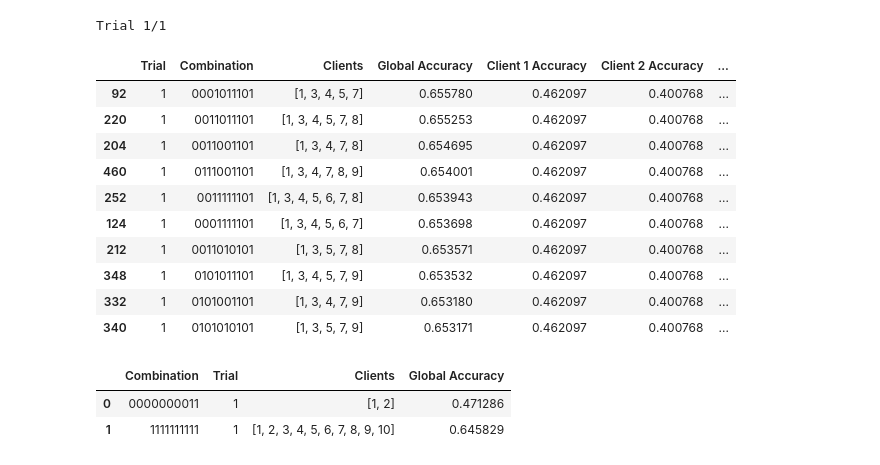
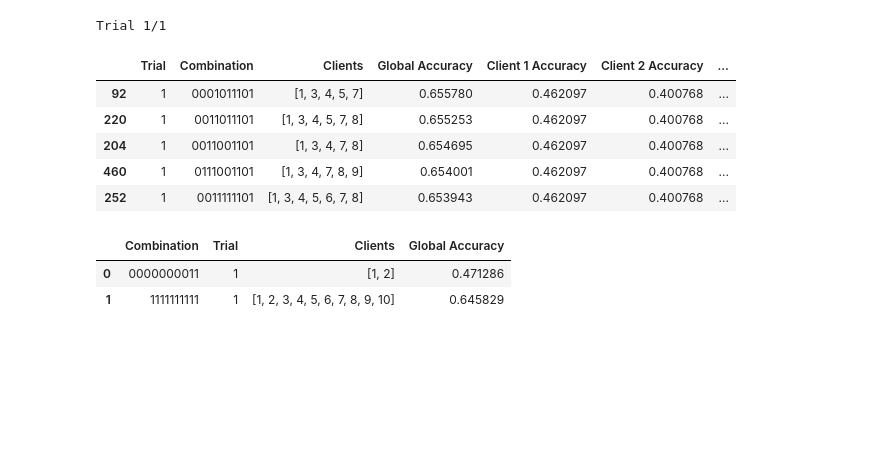
Before and after one commit to abbaszal/Thesis_Projects, a Jupyter notebook: src/fedLR_HuGaDB&Spambase.ipynb, the cells around one changed output. Cells and saved outputs as stored; diff of their text form; code cells hidden in the pictures; blank space fills up the shorter version.

```diff
--- a/src/fedLR_HuGaDB&Spambase.ipynb
+++ b/src/fedLR_HuGaDB&Spambase.ipynb
@@ -23,6 +24,6 @@ from Nash import find_nash_equilibria_v2
 # %%
-train_files_pattern = "metadata/train_{i:02d}.csv" # Adjust the path as needed
-test_files_pattern = "metadata/test_{i:02d}.csv" # Adjust the path as needed
+train_files_pattern = ".../data/metadata/train_{i:02d}.csv" # Adjust the path as needed
+test_files_pattern = ".../data/metadata/test_{i:02d}.csv" # Adjust the path as needed
 # %% [markdown]
 ### Creating Global Train set and Test set
 # %%
@@ -60,7 +61,7 @@ np.random.seed(random_seed)
 
 results_global = []
 
-for trial in tqdm.tqdm(range(n_trials)):
+for trial in tqdm(range(n_trials)):
 
     # Initialize Logistic Regression model
     model = LogisticRegression(random_state=42, max_iter=1000)
@@ -77,7 +78,7 @@ for trial in tqdm.tqdm(range(n_trials)):
 
     disp = ConfusionMatrixDisplay(confusion_matrix=cm, display_labels=label_encoder.classes_)
     disp.plot(cmap=plt.cm.Blues, xticks_rotation='vertical')
-    plt.title(f"Confusion Matrix - Trial {trial + 1}")
+    plt.title(f"Confusion Matrix HuGa ")
     plt.show()
 
     results_global.append(acc_test)
@@ -171,19 +172,14 @@ df_results.to_csv("HuG_results_with_LR.csv", index=False)
 # %% [output]
 Trial 1/1
 # %%
-df_results.sort_values(by=['Global Accuracy'], ascending=False).head(10)
+df_results.sort_values(by=['Global Accuracy'], ascending=False).head(5)
 # %% [output]
 |  | Trial | Combination | Clients | Global Accuracy | Client 1 Accuracy | Client 2 Accuracy | ... |
 | 92 | 1 | 0001011101 | [1, 3, 4, 5, 7] | 0.655780 | 0.462097 | 0.400768 | ... |
 | 220 | 1 | 0011011101 | [1, 3, 4, 5, 7, 8] | 0.655253 | 0.462097 | 0.400768 | ... |
 | 204 | 1 | 0011001101 | [1, 3, 4, 7, 8] | 0.654695 | 0.462097 | 0.400768 | ... |
 | 460 | 1 | 0111001101 | [1, 3, 4, 7, 8, 9] | 0.654001 | 0.462097 | 0.400768 | ... |
 | 252 | 1 | 0011111101 | [1, 3, 4, 5, 6, 7, 8] | 0.653943 | 0.462097 | 0.400768 | ... |
-| 124 | 1 | 0001111101 | [1, 3, 4, 5, 6, 7] | 0.653698 | 0.462097 | 0.400768 | ... |
-| 212 | 1 | 0011010101 | [1, 3, 5, 7, 8] | 0.653571 | 0.462097 | 0.400768 | ... |
-| 348 | 1 | 0101011101 | [1, 3, 4, 5, 7, 9] | 0.653532 | 0.462097 | 0.400768 | ... |
-| 332 | 1 | 0101001101 | [1, 3, 4, 7, 9] | 0.653180 | 0.462097 | 0.400768 | ... |
-| 340 | 1 | 0101010101 | [1, 3, 5, 7, 9] | 0.653171 | 0.462097 | 0.400768 | ... |
 # %%
 nash_df = find_nash_equilibria_v2(df_results)
 nash_df
```
Also changed, not shown: parts of 20 cells of this notebook.
